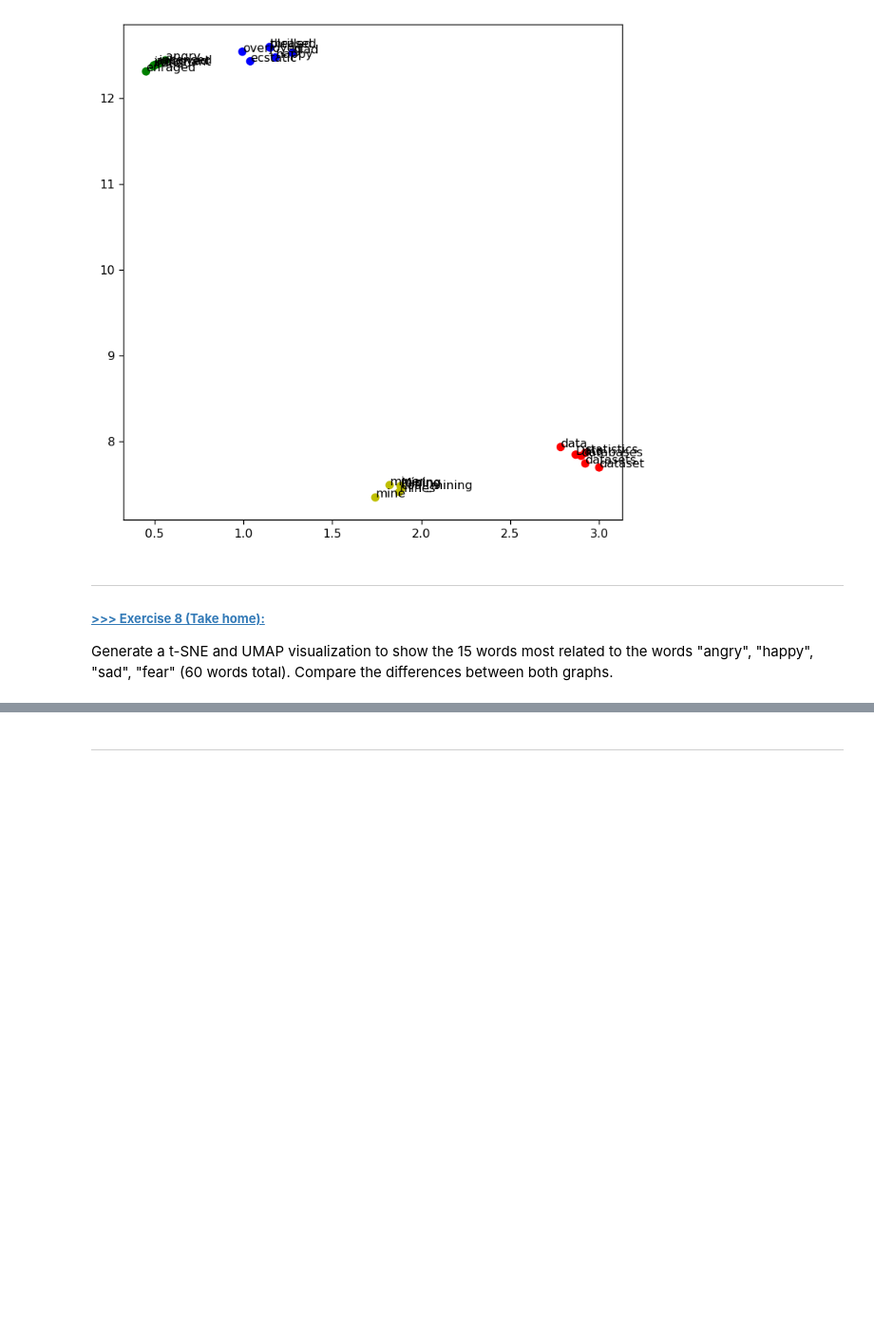
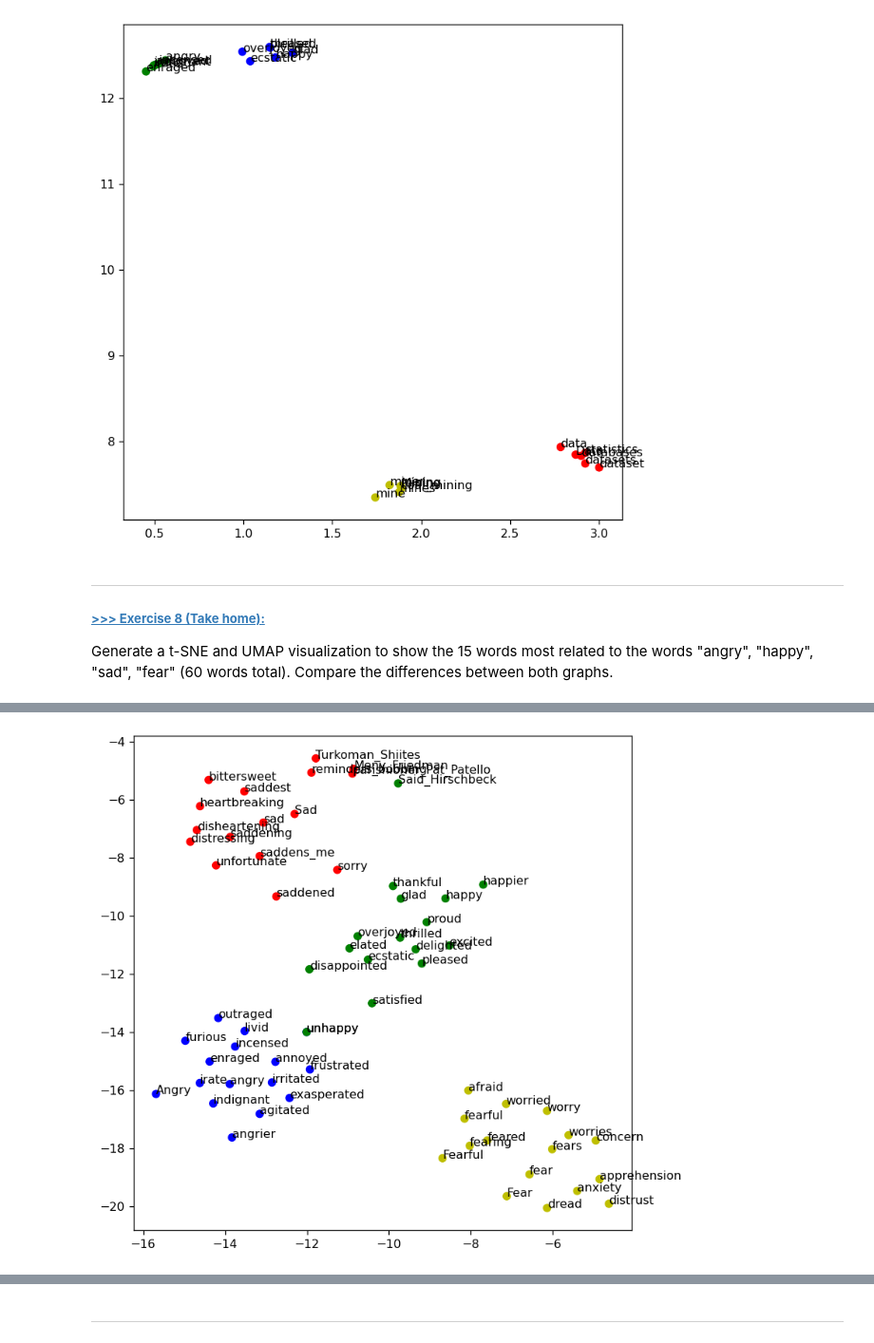
Before and after one commit to gill9307/DM2025-Lab2-Exercise, a Jupyter notebook: DM2025-Lab2-Master-Phase_1.ipynb, the cells around one changed output, grey strips where cells are left out. Shown at 95% size. Drawn from its saved outputs; the diff is of its cells as text; code cells hidden in the pictures; blank space fills up the shorter version.

```diff
--- a/DM2025-Lab2-Master-Phase_1.ipynb
+++ b/DM2025-Lab2-Master-Phase_1.ipynb
@@ -1386,0 +1396,20 @@ Generate a t-SNE and UMAP visualization to show the 15 words most related to the
+# %%
+# Answer here
+word_list=['angry', 'happy', 'sad', 'fear']
+
+topn=15
+
+angry_words=['angry']+[word_ for word_, sim_ in w2v_google_model.most_similar('angry', topn=topn)]
+happy_words=['happy']+[word_ for word_, sim_ in w2v_google_model.most_similar('happy', topn=topn)]
+sad_words=['sad']+[word_ for word_, sim_ in w2v_google_model.most_similar('sad', topn=topn)]
+fear_words=['fear']+[word_ for word_, sim_ in w2v_google_model.most_similar('fear', topn=topn)]
+
+
+print('happy_words: ', happy_words)
+print('angry_words: ', angry_words)
+print('sad_words: ', sad_words)
+print('fear_words: ', fear_words)
+
+target_words=angry_words + happy_words + sad_words + fear_words
+cn=topn+1
+color=['b']*cn + ['g']*cn + ['r']*cn + ['y']*cn
@@ -1386,0 +1421,27 @@ Generate a t-SNE and UMAP visualization to show the 15 words most related to the
+# %%
+# plot using t-SNE
+%matplotlib inline
+import matplotlib.pyplot as plt
+from sklearn.manifold import TSNE
+
+model = w2v_google_model
+size = 200
+target_size = len(target_words)
+all_word = list(model.index_to_key)
+word_train = target_words + all_word[:size]
+X_train = model[word_train]
+
+## t-SNE model
+tsne = TSNE(n_components=2, metric='cosine', random_state=28)
+
+## training
+X_tsne = tsne.fit_transform(X_train)
+
+## plot the result
+plt.figure(figsize=(7.5, 7.5), dpi=115)
+plt.scatter(X_tsne[:target_size, 0], X_tsne[:target_size, 1], c=color)
+for label, x, y in zip(target_words, X_tsne[:target_size, 0], X_tsne[:target_size, 1]):
+    plt.annotate(label, xy=(x,y), xytext=(0,0),  textcoords='offset points')
+plt.show()
+# %% [output]
+[figure, added]
```
Also changed, not shown: parts of 11 cells of this notebook, 1 other file.
